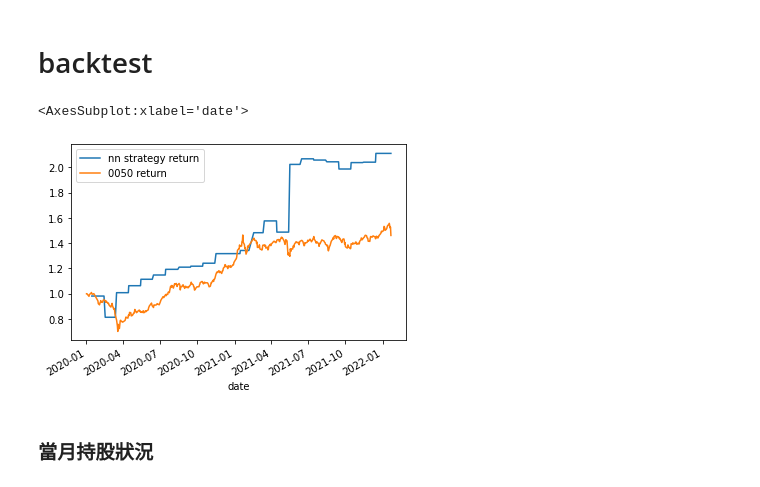
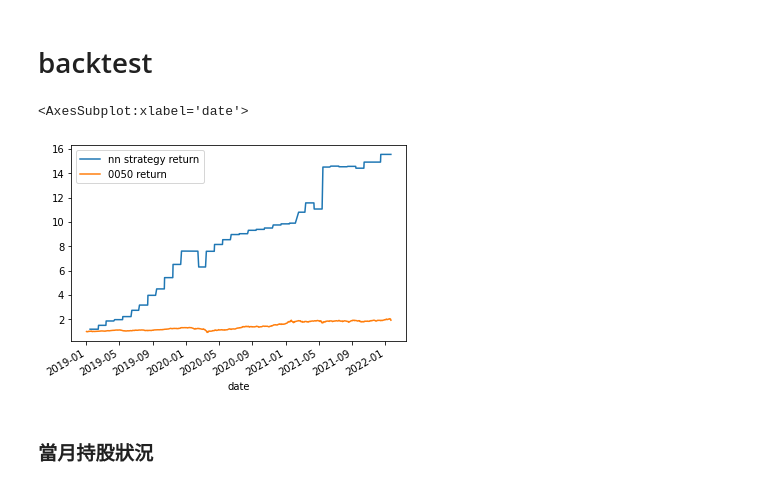
Before and after one commit to MerleXZ510/TWStockMonthlyFiliter, a Jupyter notebook: stock_ml_filiter.ipynb, the cells around one changed output. Saved outputs shown, nothing was run; the diff lists cells and outputs as text; code cells hidden in the pictures.

```diff
--- a/stock_ml_filiter.ipynb
+++ b/stock_ml_filiter.ipynb
@@ -7,12 +7,12 @@ from finlab.data import Data
 import pandas as pd
 import talib
 
-data = pd.read_csv(".\data\TXF20110101_20201231.csv")
+data = Data()
 
-# rev = data.get("當月營收")
-# close = data.get("收盤價")
+rev = data.get("當月營收")
+close = data.get("收盤價")
 
-# rev.index = rev.index.shift(5, "d")
+rev.index = rev.index.shift(5, "d")
 # %%
 data
 # %% [output]
@@ -51,20 +39,29 @@ features = {
     'mom1': mom(1),
     'mom2': mom(2),
     'mom3': mom(3),
+    'mom4': mom(4),
+    'mom5': mom(5),
+    'mom6': mom(6),
+    'mom7': mom(7),
+    'mom8': mom(8),
+    'mom9': mom(9),
 
     'bias5': bias(5),
+    'bias10': bias(10),
     'bias20': bias(20),
     'bias60': bias(60),
     'bias120': bias(120),
     'bias240': bias(240),
 
     'acc5': acc(5),
+    'acc10': acc(10),
     'acc20': acc(20),
     'acc60': acc(60),
     'acc120': acc(120),
     'acc240': acc(240),
 
     'rsv5': rsv(5),
+    'rsv10': rsv(10),
     'rsv20': rsv(20),
     'rsv60': rsv(60),
     'rsv120': rsv(120),
@@ -124,7 +120,7 @@ def drop_extreme_case(dataset, feature_names, thresh=0.01):
     return dataset
 
 dataset_drop_extreme_case = drop_extreme_case(dataset,
-    ['bias60', 'bias120', 'bias240', 'mom1', 'mom2', 'mom3'], thresh=0.01)
+    ['bias60', 'bias120', 'bias240', 'mom1', 'mom2', 'mom3', 'mom4', 'mom5', 'mom6'], thresh=0.01)
 
 print(dataset_drop_extreme_case.shape)
 # %% [output]
@@ -270,32 +266,32 @@ See the caveats in the documentation: https://pandas.pydata.org/pandas-docs/stab
 # %%
 import math
 
 
 dates = sorted(list(set(dataset_drop.index)))
 
 rs = []
 for d in dates:
 
     dataset_time = dataset_drop.loc[d]
 
     dataset_time = drop_extreme_case(dataset_time,
-        ['bias60', 'bias120', 'bias240', 'mom1', 'mom2', 'mom3'], thresh=0.01)
+        ['bias60', 'bias120', 'bias240', 'mom1', 'mom2', 'mom3', 'mom4', 'mom5', 'mom6'], thresh=0.01)
 
     rank = dataset_time['result1'] + dataset_time['result2'] + dataset_time['result3']
 
     condition = (rank >= rank.nlargest(20).iloc[-1])
     r = dataset_time['return'][condition].mean()
 
-    rs.append(r * (1-3/1000-1.425/1000*2*0.6))
+    rs.append(r * (1-3/1000-1.425/1000*2))
 
-rs = pd.Series(rs, index=dates)['2020':].cumprod()
+rs = pd.Series(rs, index=dates)['2019':].cumprod()
 
-s0050 = close['0050']['2020':]
+s0050 = close['0050']['2019':]
 
 pd.DataFrame({'nn strategy return':rs.reindex(s0050.index, method='ffill'), '0050 return':s0050/s0050[0]}).plot()
 # %% [output]
 <AxesSubplot:xlabel='date'>
-[figure, old version]
+[figure, new version]
 # %% [markdown]
 ### 當月持股狀況
 # %%
```
Also changed, not shown: parts of 7 cells of this notebook.
